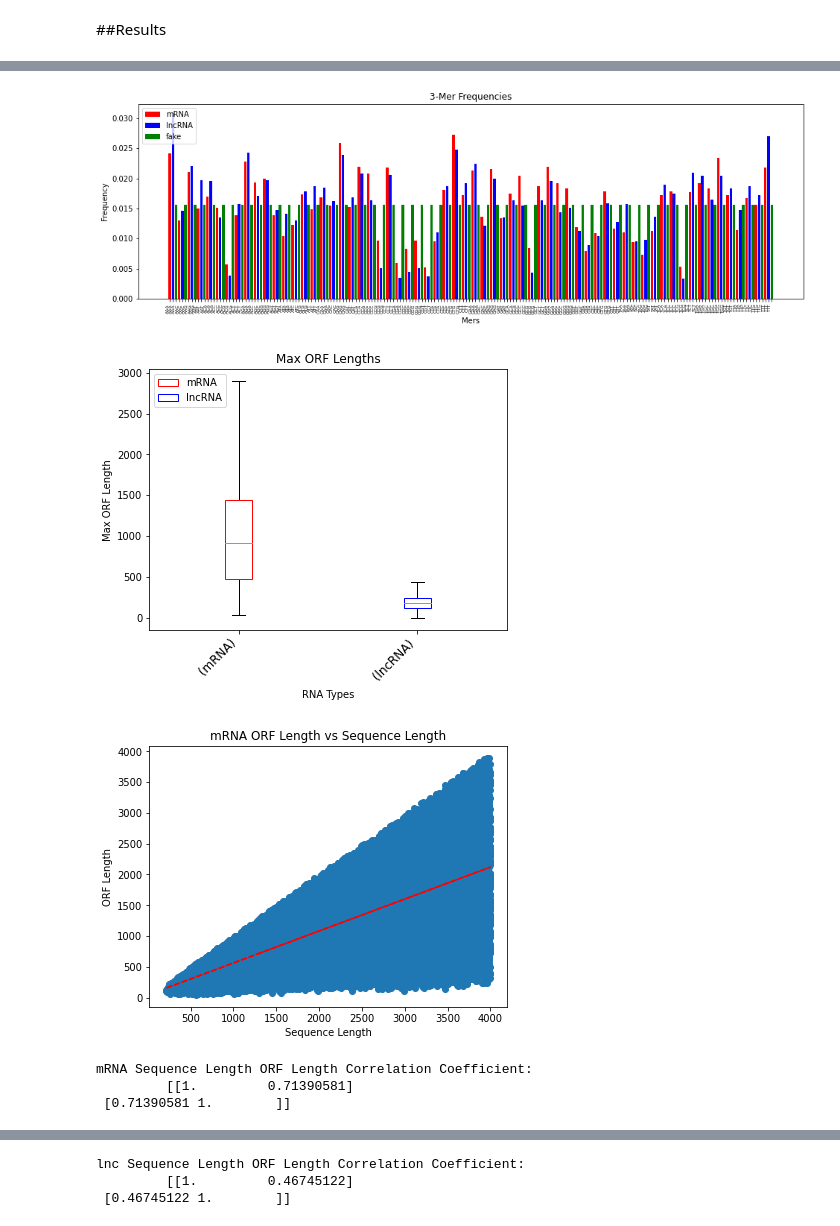
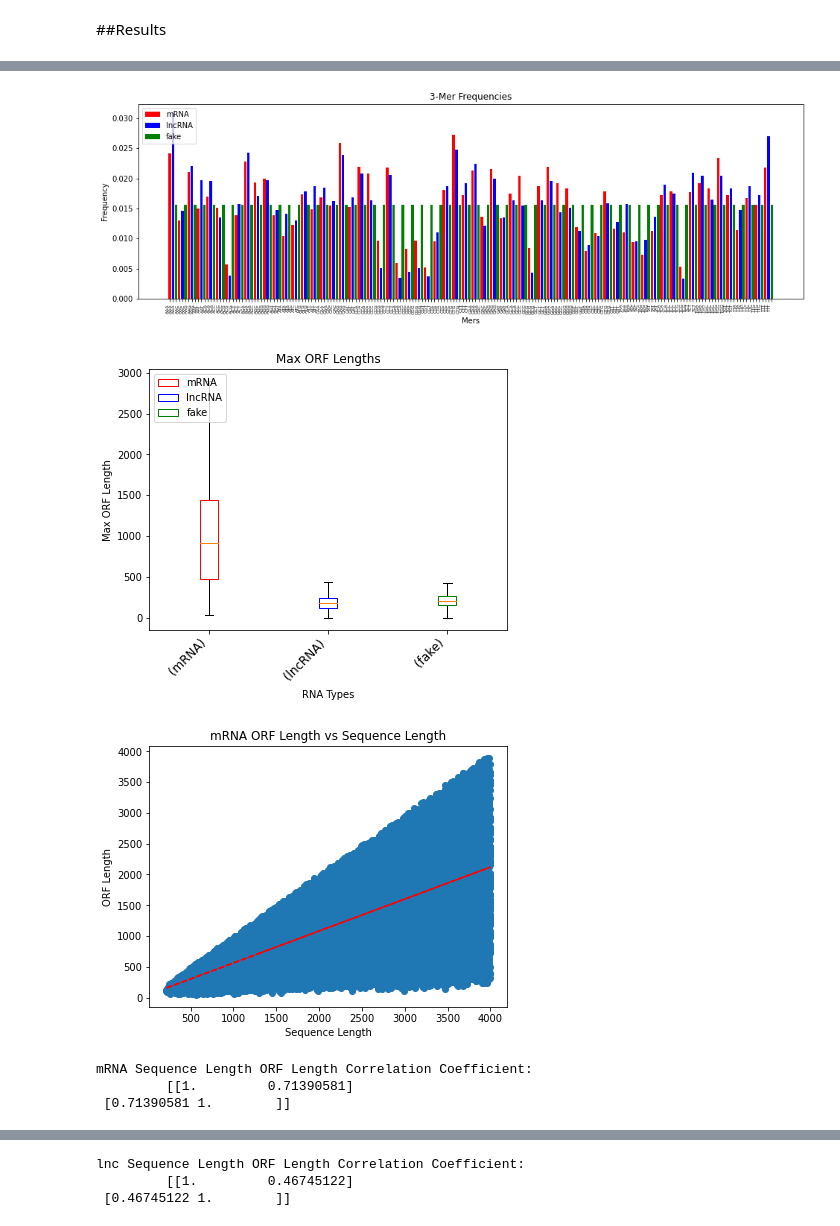
Before and after one commit to ShepherdCode/Soars2021, a Jupyter notebook: Notebooks/Analyzer_101.ipynb, the cells around one changed output, grey strips where cells are left out. Drawn from its saved outputs; the diff is of its cells as text; code cells hidden in the pictures.

Commit message:
Add fake data to max ORF length plot and scatter plots.

```diff
--- a/Notebooks/Analyzer_101.ipynb
+++ b/Notebooks/Analyzer_101.ipynb
@@ -227,8 +227,10 @@ oc = ORF_counter()
 
 pc_max_orf_len = np.empty(1, dtype=object)
 nc_max_orf_len = np.empty(1, dtype=object)
+fake_max_orf_len = np.empty(1, dtype=object)
 pc_max_orf_len[0] = np.zeros(len(pc_sequences))
 nc_max_orf_len[0] = np.zeros(len(nc_sequences))
+fake_max_orf_len[0] = np.zeros(len(fake_sequences))
 
 for i in range(len(pc_sequences)):
   oc.set_sequence(pc_sequences[i])
@@ -236,6 +238,9 @@ for i in range(len(pc_sequences)):
 for i in range(len(nc_sequences)):
   oc.set_sequence(nc_sequences[i])
   nc_max_orf_len[0][i] = oc.get_max_orf_len()
+for i in range(len(fake_sequences)):
+  oc.set_sequence(fake_sequences[i])
+  fake_max_orf_len[0][i] = oc.get_max_orf_len()
 # %% [markdown]
 Using Correlation to see if the total length of series have any relation to the length of ORF.
 # %%
@@ -250,6 +255,12 @@ for i in range(len(nc_sequences)):
   nc_seq_len.append(len(nc_sequences[i]))
 nc_seq_len = np.asarray(nc_seq_len)
 nc_seq_len_orf_len_corrcoef = np.corrcoef(nc_seq_len, nc_max_orf_len[0])
+# %%
+fake_seq_len = []
+for i in range(len(fake_sequences)):
+  fake_seq_len.append(len(fake_sequences[i]))
+fake_seq_len = np.asarray(fake_seq_len)
+fake_seq_len_orf_len_corrcoef = np.corrcoef(fake_seq_len, fake_max_orf_len[0])
 # %% [markdown]
 KS-Similarity Test
 Not sure how it works but lets give it a shot.
@@ -268,35 +279,40 @@ pg.set_text_options(90, 'right', 0, 'center', 12)
 
 pg.set_text('1-Mer Frequencies', 'Mers', 'Frequency', one_mer_keys, None)
 pg.bar_plot([one_mer_pc, one_mer_nc, one_mer_fake], data_set_names)
 
 pg.set_text_options(90, 'right', 0, 'center', 8)
 pg.set_text('2-Mer Frequencies', 'Mers', 'Frequency', two_mer_keys, None)
 pg.bar_plot([two_mer_pc, two_mer_nc, two_mer_fake], data_set_names)
 
 pg.set_figure_options(width=16)
 pg.set_text_options(90, 'right', 0, 'center', 6)
 pg.set_text('3-Mer Frequencies', 'Mers', 'Frequency', three_mer_keys, None)
 pg.bar_plot([three_mer_pc, three_mer_nc, three_mer_fake], data_set_names)
 
 pg.set_figure_options()
 pg.set_text_options(45, 'right', 0, 'center', 12)
 pg.set_text('Max ORF Lengths', 'RNA Types', 'Max ORF Length', [''], None)
-pg.box_plot([pc_max_orf_len, nc_max_orf_len], ['mRNA', 'lncRNA'], False)
+pg.box_plot([pc_max_orf_len, nc_max_orf_len, fake_max_orf_len], data_set_names, False)
 
 pg.set_text('mRNA ORF Length vs Sequence Length', 'Sequence Length', 'ORF Length', None, None)
 pg.scatter_plot(pc_seq_len, pc_max_orf_len[0], trendline=True)
 print('mRNA Sequence Length ORF Length Correlation Coefficient:')
 print('\t', pc_seq_len_orf_len_corrcoef)
 
 pg.set_text('lncRNA ORF Length vs Sequence Length', 'Sequence Length', 'ORF Length', None, None)
 pg.scatter_plot(nc_seq_len, nc_max_orf_len[0], trendline=True)
 print('lnc Sequence Length ORF Length Correlation Coefficient:')
 print('\t', nc_seq_len_orf_len_corrcoef)
+
+pg.set_text('fake ORF Length vs Sequence Length', 'Sequence Length', 'ORF Length', None, None)
+pg.scatter_plot(fake_seq_len, fake_max_orf_len[0], trendline=True)
+print('fake Sequence Length ORF Length Correlation Coefficient:')
+print('\t', fake_seq_len_orf_len_corrcoef)
 # %% [output]
 [figure]
 [figure]
 [figure]
-[figure, old version]
+[figure, new version]
 [figure]
 mRNA Sequence Length ORF Length Correlation Coefficient:
          [[1.         0.71390581]
```
Also changed, not shown: parts of 1 cell of this notebook.
